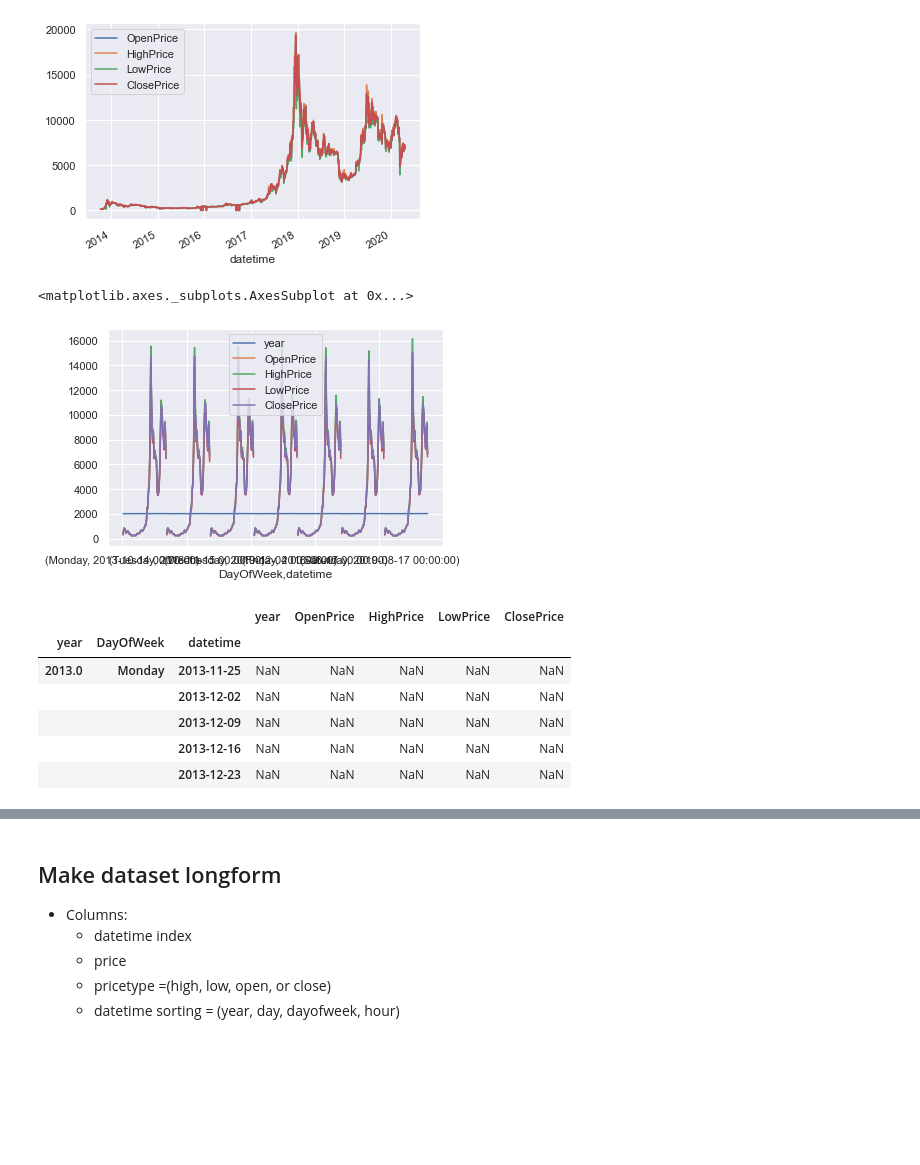
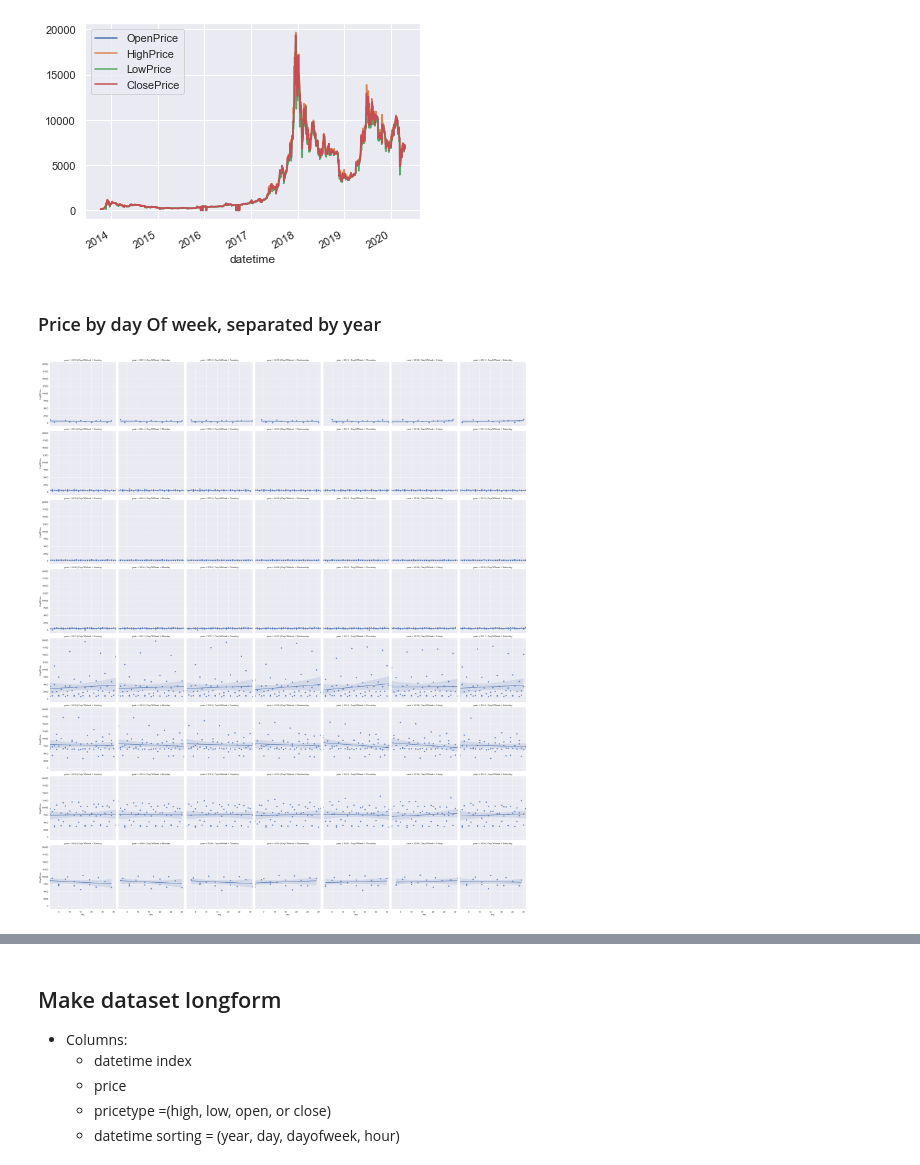
Before and after one commit to a-epstein/crypto-analysis, a Jupyter notebook: kraken_analysis.ipynb, the cells around one changed output, grey strips where cells are left out. Drawn from its saved outputs; the diff is of its cells as text; code cells hidden in the pictures; blank space fills up the shorter version.

Commit message:
Cleaned up notebook to make it more readable

```diff
--- a/kraken_analysis.ipynb
+++ b/kraken_analysis.ipynb
@@ -297,26 +234,0 @@ Name: ClosePrice, dtype: float64
-# %%
-# Import kraken data with days as period
-day = '86400'
-day_params = {'periods': day}
-resp = requests.get(kraken_data_url, day_params)
-resp.ok
-
-data = resp.json()
-
-# Dataframe with day data
-day_df = pd.DataFrame(data['result'][day], columns=
-    ['CloseTime', 'OpenPrice', 'HighPrice', 'LowPrice', 'ClosePrice', 'Volume', 'NA'])
-
-# Clean the df
-day_df.drop(columns=['NA'], inplace=True)
-day_df['Date'] = pd.to_datetime(day_df['CloseTime'], unit='s')
-
-from pandas.api.types import CategoricalDtype
-# Create day of week column
-day_df['DayOfWeek'] = day_df['Date'].dt.day_name()
-
-# Index datetime
-day_df['datetime'] = pd.to_datetime(day_df['CloseTime'], unit='s')
-day_df = day_df.set_index('datetime')
-
-day_df.head()
@@ -362,11 +240,16 @@ day_df[['OpenPrice', 'HighPrice', 'LowPrice', 'ClosePrice']].plot()
 # %% [output]
 <matplotlib.axes._subplots.AxesSubplot at 0x...>
 [figure]
+# %% [markdown]
+### Price by day Of week, separated by year
 # %%
 # Group by day of week, then group by year
 groupsday = day_df[['year','DayOfWeek','OpenPrice', 'HighPrice', 'LowPrice', 'ClosePrice']].groupby('DayOfWeek').rolling(7).mean()
 
-groupsday.plot()
+# Group by Year, over time
+groups1 = groupsday[['year','OpenPrice', 'HighPrice', 'LowPrice', 'ClosePrice']].groupby('year').rolling(1).mean()
+
+# Now, facet the plot by year
+g = sns.lmplot(data=day_df, x='day', y='HighPrice', row='year', col='DayOfWeek')
 # %% [output]
-<matplotlib.axes._subplots.AxesSubplot at 0x...>
-[figure, old version]
+[figure, new version]
@@ -376,10 +255,0 @@ groups1 = groupsday[['year','OpenPrice', 'HighPrice', 'LowPrice', 'ClosePrice']]
-# %%
-groups1.head()
-# %% [output]
-|  |  |  | year | OpenPrice | HighPrice | LowPrice | ClosePrice |
-| year | DayOfWeek | datetime |  |  |  |  |  |
-| 2013.0 | Monday | 2013-11-25 | NaN | NaN | NaN | NaN | NaN |
-|  |  | 2013-12-02 | NaN | NaN | NaN | NaN | NaN |
-|  |  | 2013-12-09 | NaN | NaN | NaN | NaN | NaN |
-|  |  | 2013-12-16 | NaN | NaN | NaN | NaN | NaN |
-|  |  | 2013-12-23 | NaN | NaN | NaN | NaN | NaN |
```
Also changed, not shown: parts of 28 cells of this notebook.
